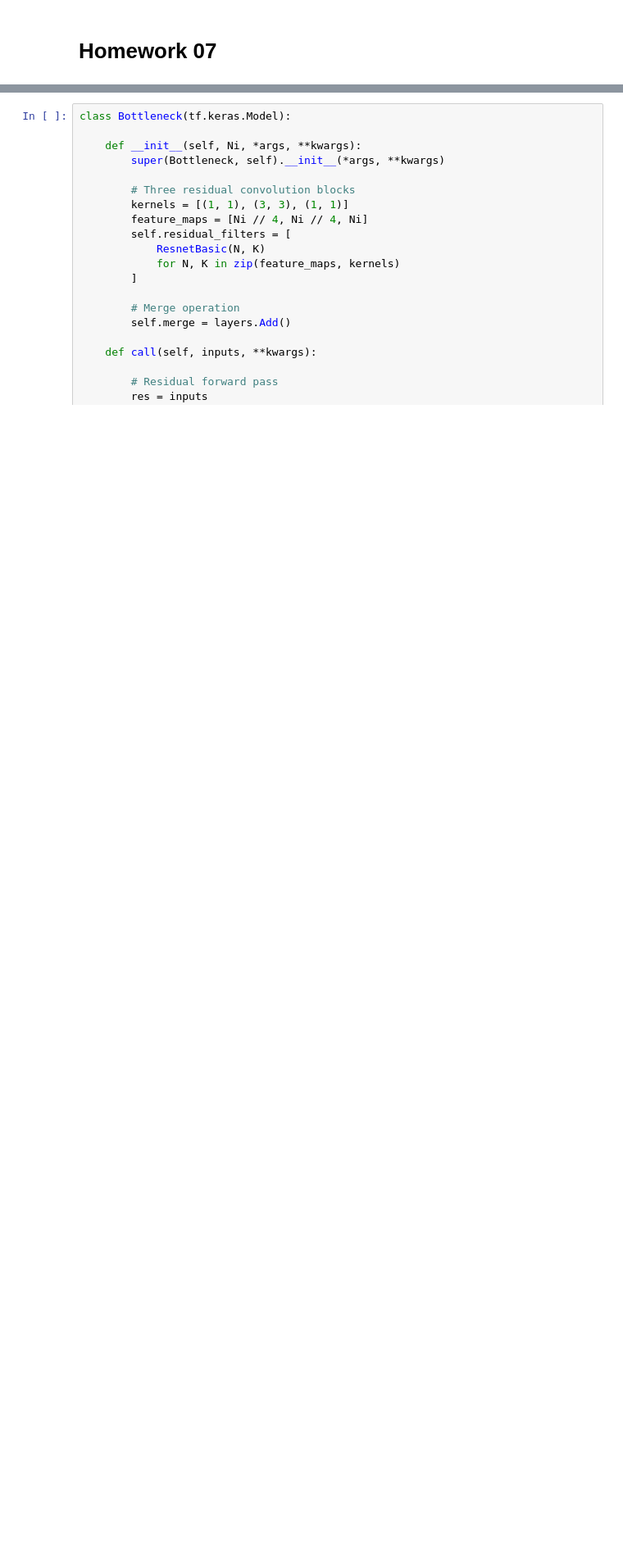
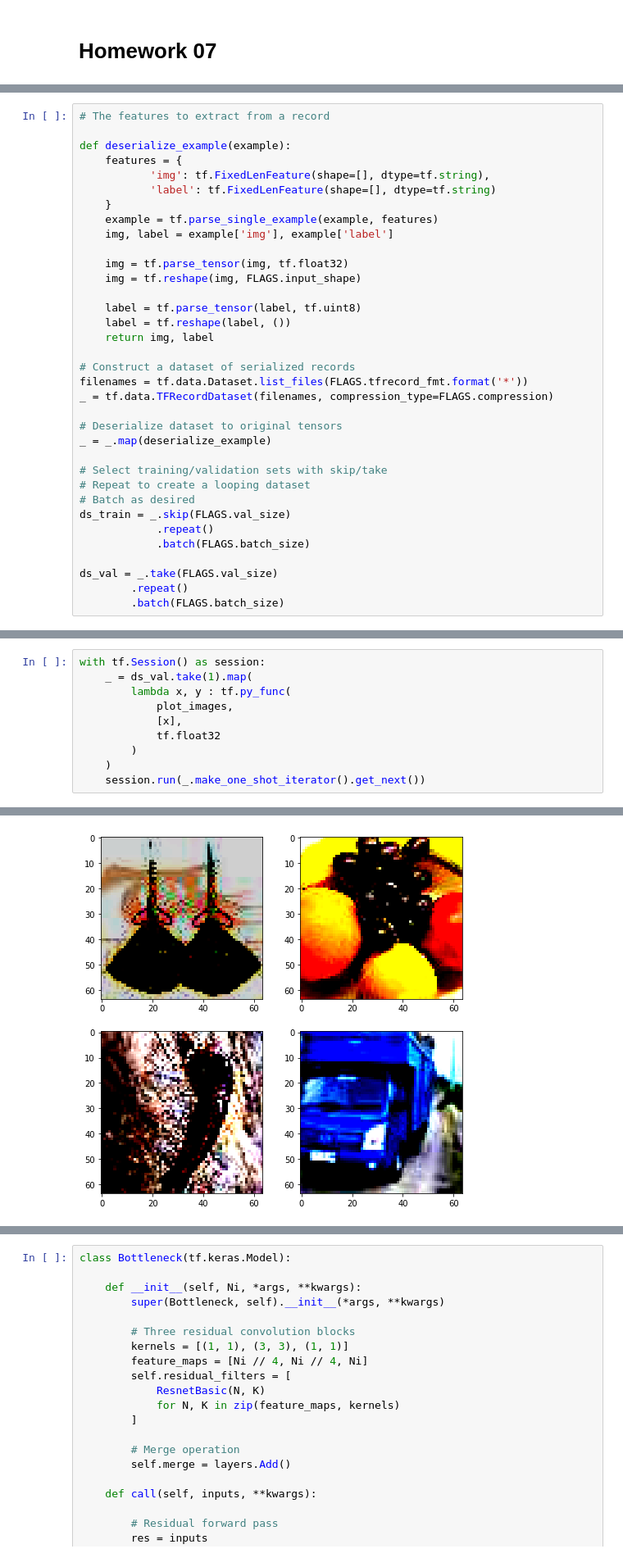
Before and after one commit to TidalPaladin/UT-Dallas-CS-6301-CNNs, a Jupyter notebook: Homework/hw7/code/TFRecords.ipynb, the cells around one changed output, grey strips where cells are left out. Shown at 82% size. Cells and saved outputs as stored; diff of their text form; blank space fills up the shorter version.

Commit message:
Training!!!

```diff
--- a/Homework/hw7/code/TFRecords.ipynb
+++ b/Homework/hw7/code/TFRecords.ipynb
@@ -375,0 +324,35 @@ are intrinsic to this type of block.
+# %%
+# The features to extract from a record
+
+def deserialize_example(example):
+    features = {
+           'img': tf.FixedLenFeature(shape=[], dtype=tf.string),
+           'label': tf.FixedLenFeature(shape=[], dtype=tf.string)
+    }
+    example = tf.parse_single_example(example, features)
+    img, label = example['img'], example['label']
+
+    img = tf.parse_tensor(img, tf.float32)
+    img = tf.reshape(img, FLAGS.input_shape)
+
+    label = tf.parse_tensor(label, tf.uint8)
+    label = tf.reshape(label, ())
+    return img, label
+
+# Construct a dataset of serialized records
+filenames = tf.data.Dataset.list_files(FLAGS.tfrecord_fmt.format('*'))
+_ = tf.data.TFRecordDataset(filenames, compression_type=FLAGS.compression)
+
+# Deserialize dataset to original tensors
+_ = _.map(deserialize_example)
+
+# Select training/validation sets with skip/take
+# Repeat to create a looping dataset
+# Batch as desired
+ds_train = _.skip(FLAGS.val_size)
+            .repeat()
+            .batch(FLAGS.batch_size)
+
+ds_val = _.take(FLAGS.val_size)
+        .repeat()
+        .batch(FLAGS.batch_size)
@@ -375,0 +361,11 @@ are intrinsic to this type of block.
+# %%
+with tf.Session() as session:
+    _ = ds_val.take(1).map(
+        lambda x, y : tf.py_func(
+            plot_images,
+            [x],
+            tf.float32
+        )
+    )
+    session.run(_.make_one_shot_iterator().get_next())
+# %% [output]
@@ -375,0 +376 @@ are intrinsic to this type of block.
+[figure, added]
```
Also changed, not shown: parts of 67 cells of this notebook, 1 other file.
